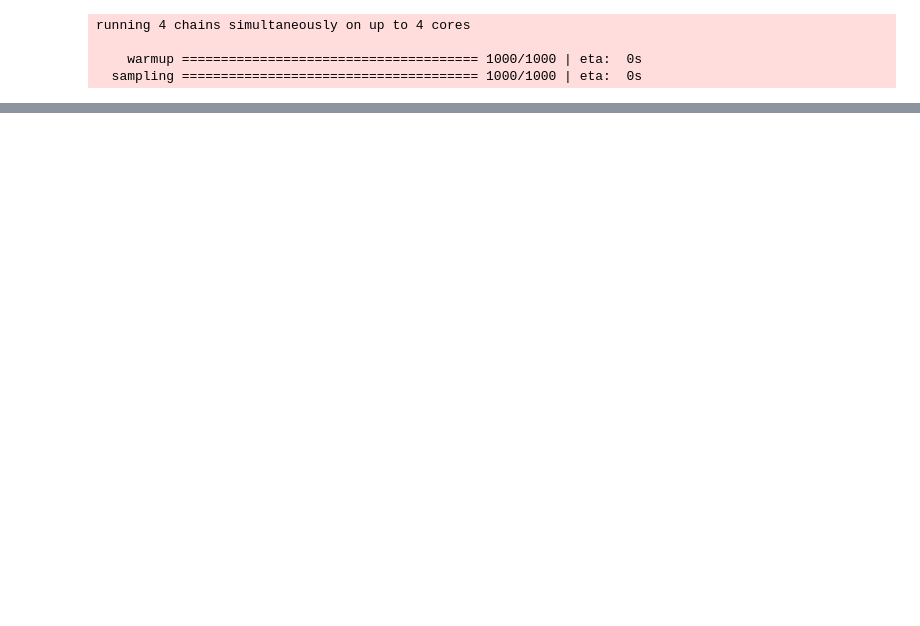
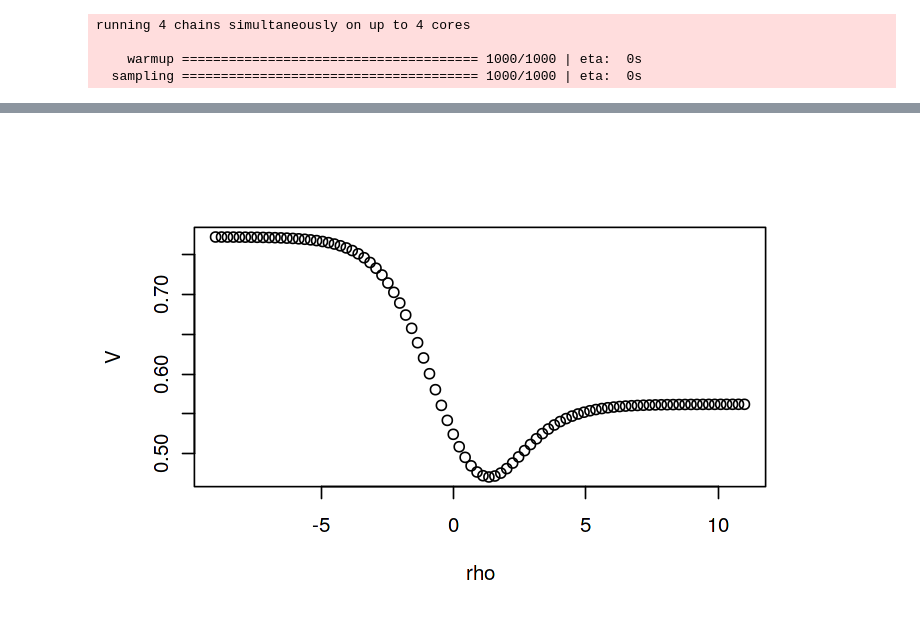
Before and after one commit to dirmeier/etudes, a Jupyter notebook: bayesian_views_on_splines.ipynb, the cells around one changed output, grey strips where cells are left out. Saved outputs shown, nothing was run; the diff lists cells and outputs as text; code cells hidden in the pictures; blank space fills up the shorter version.

```diff
--- a/bayesian_views_on_splines.ipynb
+++ b/bayesian_views_on_splines.ipynb
@@ -104,0 +131,4 @@ sample(100, 10)
+# %%
+plot(rho, V)
+# %% [output]
+[figure, added]
```
Also changed, not shown: parts of 19 cells of this notebook, 1 other file.
